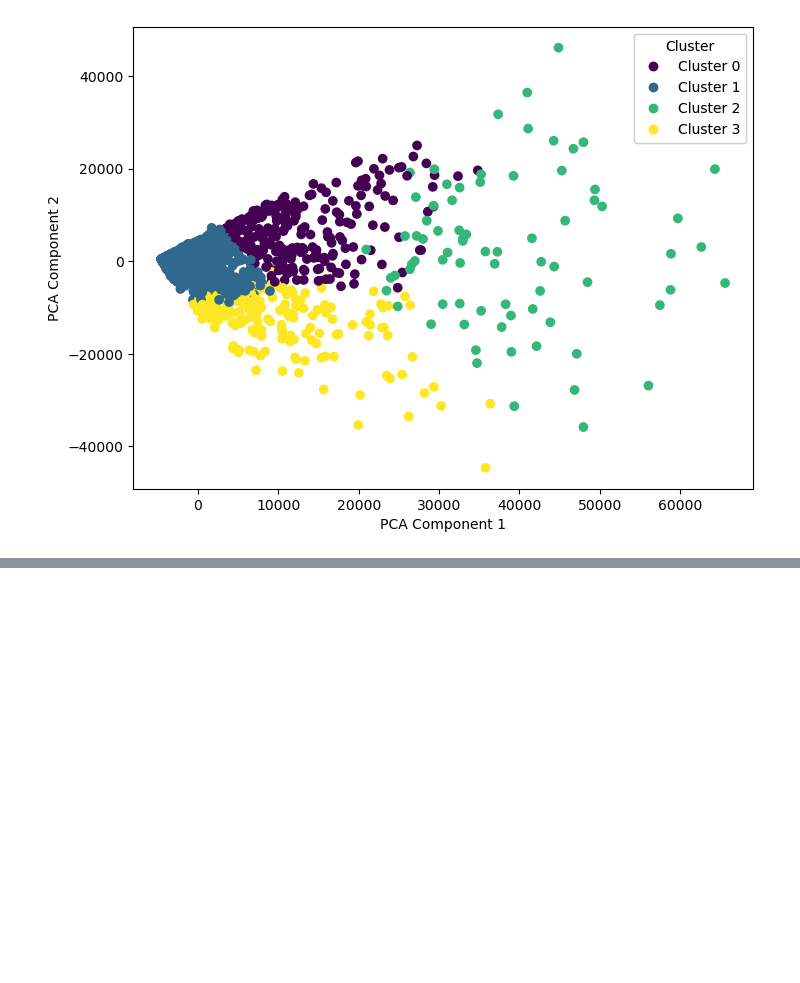
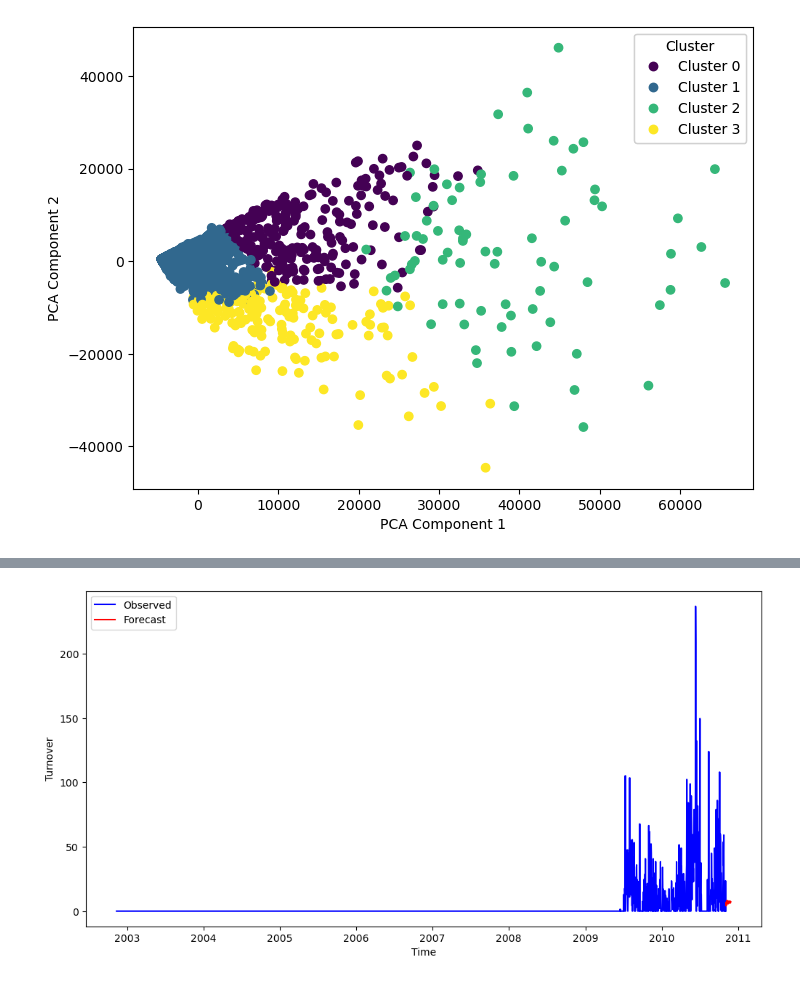
Before and after one commit to ramxbx/GamblingAddictionTimeSeriesPrediction, a Jupyter notebook: DatasetAnalysis.ipynb, the cells around one changed output, grey strips where cells are left out. Saved outputs shown, nothing was run; the diff lists cells and outputs as text; code cells hidden in the pictures; blank space fills up the shorter version.

```diff
--- a/DatasetAnalysis.ipynb
+++ b/DatasetAnalysis.ipynb
@@ -801,0 +1127,22 @@ print(y_pred)
+# %%
+# Forecast future values for 24 periods
+forecast_steps = 24
+forecast = sarima_result.get_forecast(steps=forecast_steps)
+
+# Inverse difference to obtain forecasts in the original scale
+forecasted_diff = forecast.predicted_mean
+forecasted_values = np.cumsum([x_single_user_turnover_ravel[-1]] + forecasted_diff)
+
+# Create an index for the forecasted periods
+forecast_index = pd.date_range(start=time_index[-1], periods=forecast_steps + 1, closed='right')
+
+# Plot the original data and the extended forecasted values
+plt.figure(figsize=(12, 6))
+plt.plot(time_index, x_single_user_turnover_ravel, label='Observed', color='blue')
+plt.plot(forecast_index, forecasted_values, label='Forecast', color='red')
+plt.xlabel('Time')
+plt.ylabel('Turnover')
+plt.legend()
+plt.show()
+# %% [output]
+[figure, added]
```
Also changed, not shown: parts of 43 cells of this notebook.
